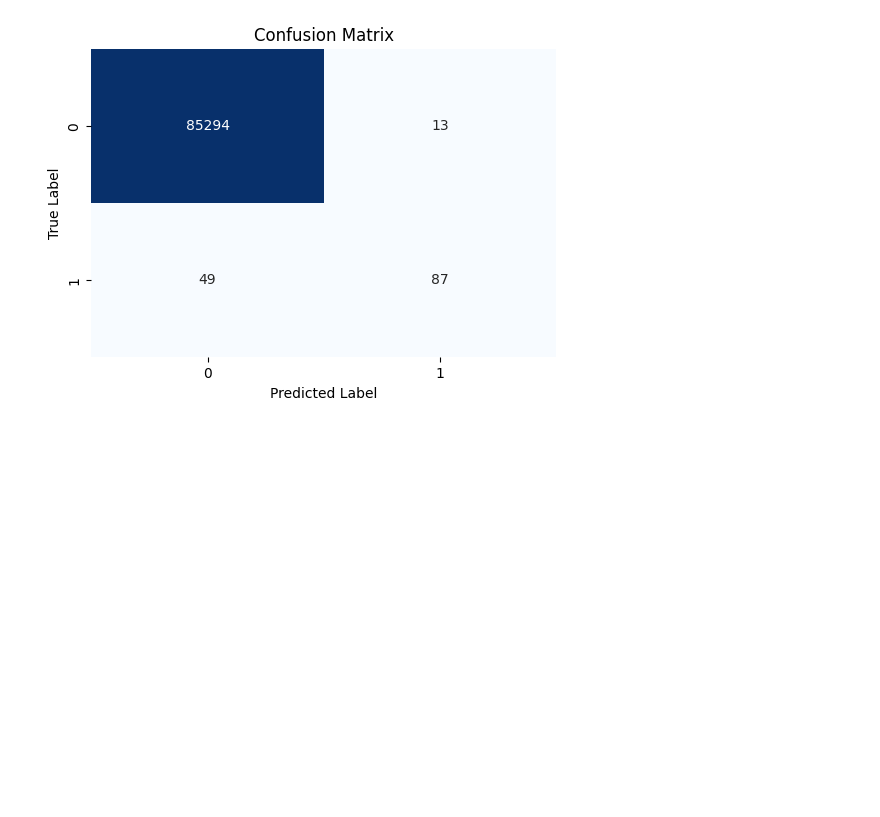
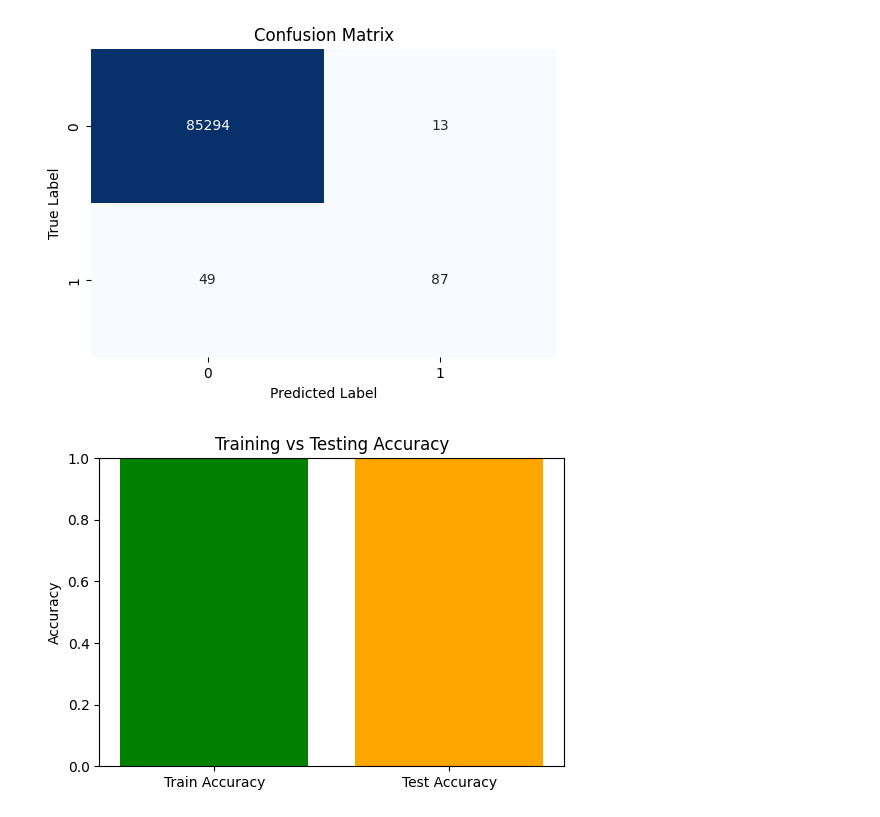
Before and after one commit to tashfeen786/STEMETA_Intership_Projects, a Jupyter notebook: Credit Card Fraud Detection/Without Databalance Credit Card Fraud Detection.ipynb, the cells around one changed output. Drawn from its saved outputs; the diff is of its cells as text; code cells hidden in the pictures; blank space fills up the shorter version.

Commit message:
diff: Added accuracy calculation and plot for credit card fraud detection model.

```diff
--- a/Credit Card Fraud Detection/Without Databalance Credit Card Fraud Detection.ipynb
+++ b/Credit Card Fraud Detection/Without Databalance Credit Card Fraud Detection.ipynb
@@ -164,3 +164,19 @@ plt.ylabel("True Label")
 plt.show()
 # %% [output]
 [figure]
+# %%
+# Calculate accuracy
+from sklearn.metrics import accuracy_score
+
+train_accuracy = accuracy_score(y_train, model.predict(X_train))
+test_accuracy = accuracy_score(y_test, y_pred)
+
+# Plot
+plt.figure(figsize=(6, 4))
+plt.bar(['Train Accuracy', 'Test Accuracy'], [train_accuracy, test_accuracy], color=['green', 'orange'])
+plt.ylim(0, 1)
+plt.title("Training vs Testing Accuracy")
+plt.ylabel("Accuracy")
+plt.show()
+# %% [output]
+[figure, added]
```
